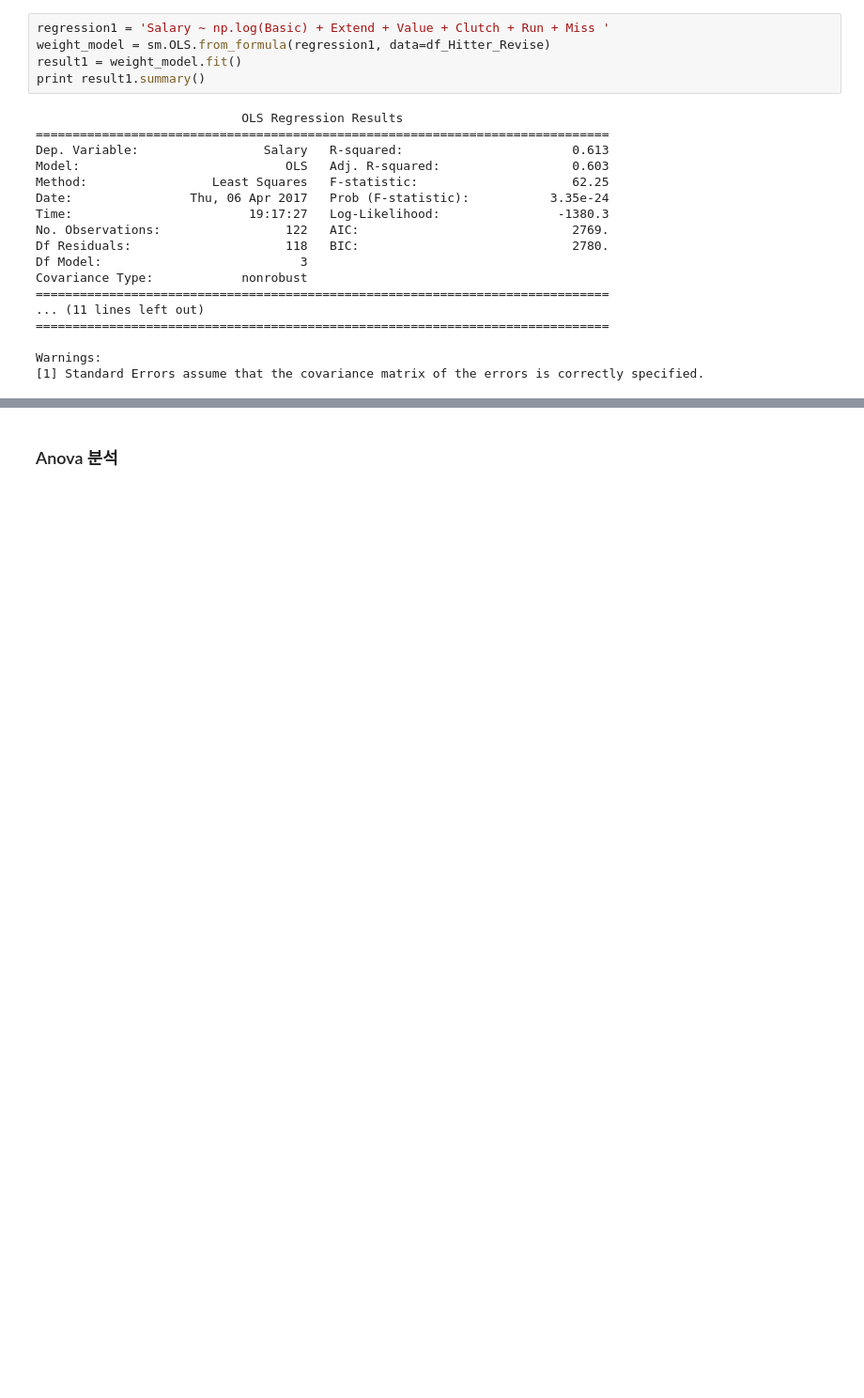
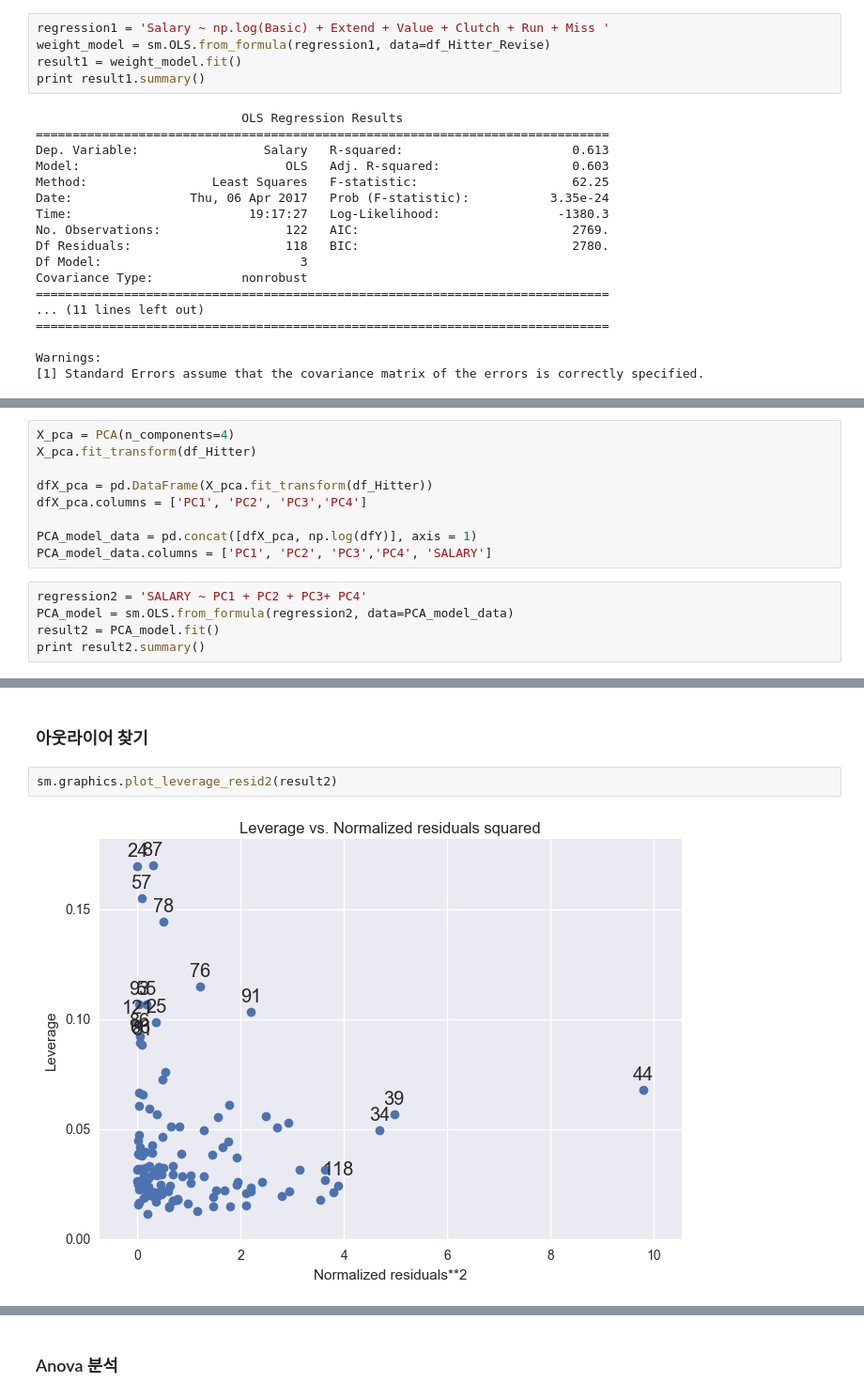
Before and after one commit to GD-park/Baseball_players_salary_pred, a Jupyter notebook: Trial_Error/Feature Selection.ipynb, the cells around one changed output, grey strips where cells are left out. Shown at 94% size. Cells and saved outputs as stored; diff of their text form; blank space fills up the shorter version.

```diff
--- a/Trial_Error/Feature Selection.ipynb
+++ b/Trial_Error/Feature Selection.ipynb
@@ -154,0 +311,14 @@ Warnings:
+# %%
+X_pca = PCA(n_components=4)
+X_pca.fit_transform(df_Hitter)
+
+dfX_pca = pd.DataFrame(X_pca.fit_transform(df_Hitter))
+dfX_pca.columns = ['PC1', 'PC2', 'PC3','PC4']
+
+PCA_model_data = pd.concat([dfX_pca, np.log(dfY)], axis = 1)
+PCA_model_data.columns = ['PC1', 'PC2', 'PC3','PC4', 'SALARY']
+# %%
+regression2 = 'SALARY ~ PC1 + PC2 + PC3+ PC4'
+PCA_model = sm.OLS.from_formula(regression2, data=PCA_model_data)
+result2 = PCA_model.fit()
+print result2.summary()
@@ -154,0 +343,6 @@ Warnings:
+# %% [markdown]
+### 아웃라이어 찾기
+# %%
+sm.graphics.plot_leverage_resid2(result2)
+# %% [output]
+[figure, added]
```
Also changed, not shown: parts of 24 cells of this notebook.
